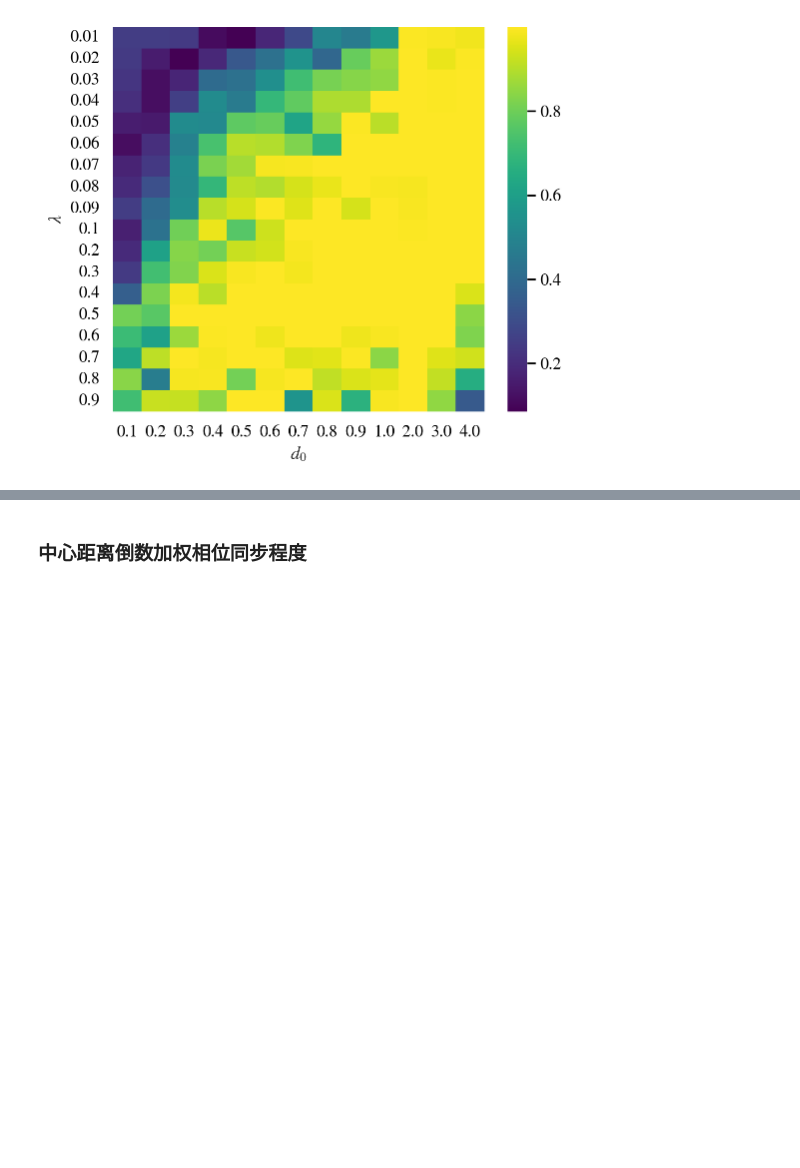
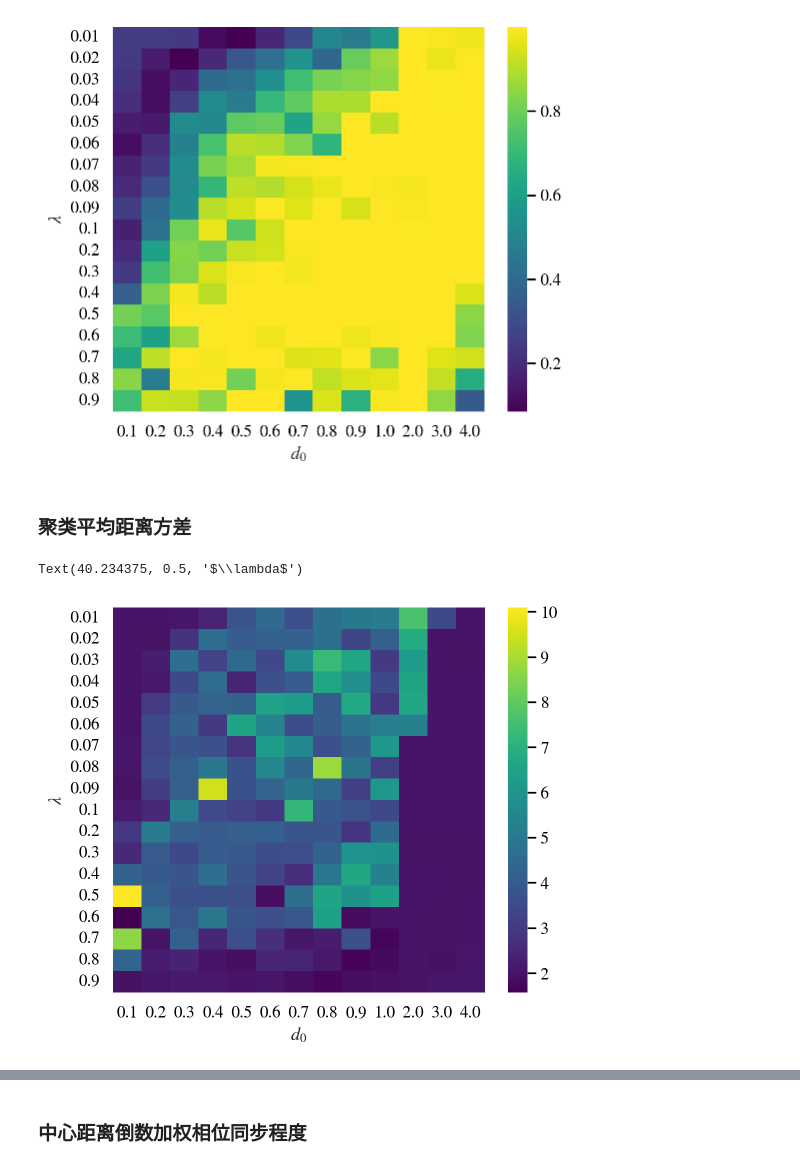
Before and after one commit to Than-Mark/Swarmalator-Experiment, a Jupyter notebook: [PJT_XYX] Spatial groups and cyclic oscillations/plotFigs.ipynb, the cells around one changed output, grey strips where cells are left out. Saved outputs shown, nothing was run; the diff lists cells and outputs as text; code cells hidden in the pictures; blank space fills up the shorter version.

```diff
--- a/[PJT_XYX] Spatial groups and cyclic oscillations/plotFigs.ipynb
+++ b/[PJT_XYX] Spatial groups and cyclic oscillations/plotFigs.ipynb
@@ -430,3 +430,37 @@ plt.ylabel(r"$\lambda$")
 # %% [output]
 Text(40.234375, 0.5, '$\\lambda$')
 [figure]
+# %% [markdown]
+### 聚类平均距离方差
+# %%
+maps = pd.DataFrame(index=rangeLambdas, columns=distanceDs, dtype=np.float64)
+
+for l, d0 in product(rangeLambdas, distanceDs):
+
+    lastPositionX = positionX[f"{l:.3f}_{d0:.2f}"]
+    lastPhaseTheta = phaseTheta[f"{l:.3f}_{d0:.2f}"]
+    lastPointTheta = pointTheta[f"{l:.3f}_{d0:.2f}"]
+
+    centers = StateAnalysis._calc_centers(lastPositionX, lastPhaseTheta, lastPointTheta, speedV)
+    centers = np.mod(centers, 10)
+    distances = StateAnalysis._adj_distance(centers, centers[:, np.newaxis], 10, 5)
+    classes = StateAnalysis._calc_classes(centers, 1, distances)
+    counts = 0
+    sumR = 0
+    for classOcsis in classes:
+        # if len(classOcsis) < 5:
+        #     continue
+        classDis = distances[classOcsis]
+        sumR += np.var(classDis[classDis != 0])
+        counts += 1
+
+    maps.loc[l, d0] = sumR / counts
+
+maps.index = np.round(maps.index, 4)
+maps.columns = np.round(maps.columns, 4)
+sns.heatmap(maps, cmap="viridis")
+plt.xlabel(r"$d_0$")
+plt.ylabel(r"$\lambda$")
+# %% [output]
+Text(40.234375, 0.5, '$\\lambda$')
+[figure, added]
```
Also changed, not shown: parts of 9 cells of this notebook, 1 other file.
